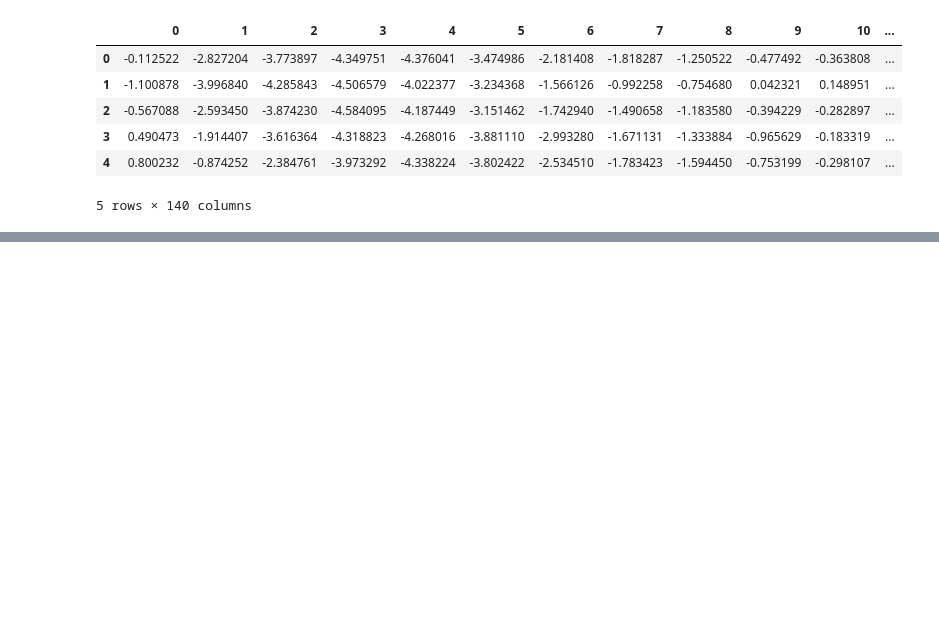
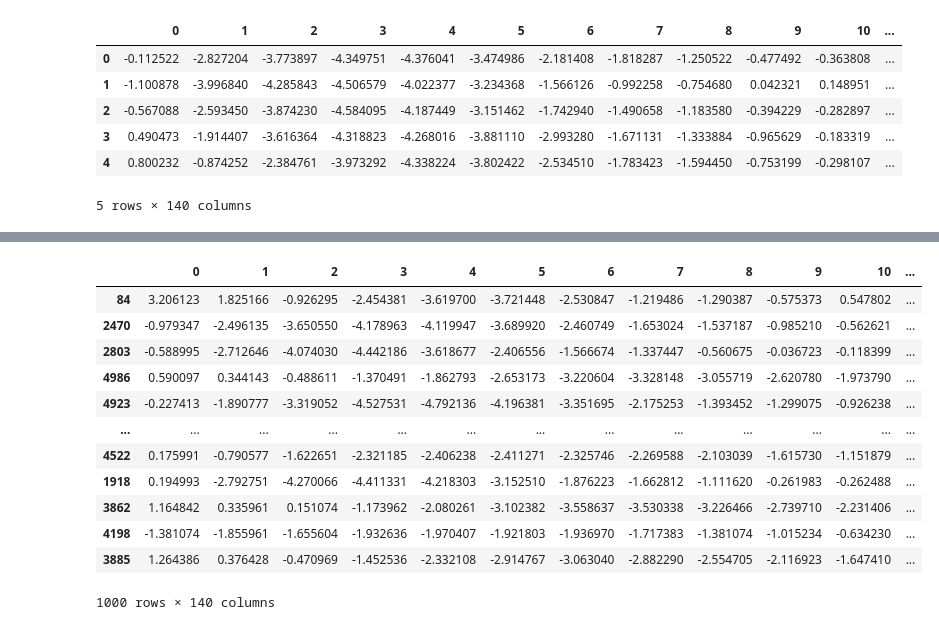
Before and after one commit to rgrupesh/ML-DL, a Jupyter notebook: ML/anomaly detection/anomaly_autoencoder.ipynb, the cells around one changed output, grey strips where cells are left out. Cells and saved outputs as stored; diff of their text form; code cells hidden in the pictures; blank space fills up the shorter version.

```diff
--- a/ML/anomaly detection/anomaly_autoencoder.ipynb
+++ b/ML/anomaly detection/anomaly_autoencoder.ipynb
@@ -39,0 +62,16 @@ features.head()
+# %%
+x_test
+# %% [output]
+|  | 0 | 1 | 2 | 3 | 4 | 5 | 6 | 7 | 8 | 9 | 10 | ... |
+| 84 | 3.206123 | 1.825166 | -0.926295 | -2.454381 | -3.619700 | -3.721448 | -2.530847 | -1.219486 | -1.290387 | -0.575373 | 0.547802 | ... |
+| 2470 | -0.979347 | -2.496135 | -3.650550 | -4.178963 | -4.119947 | -3.689920 | -2.460749 | -1.653024 | -1.537187 | -0.985210 | -0.562621 | ... |
+| 2803 | -0.588995 | -2.712646 | -4.074030 | -4.442186 | -3.618677 | -2.406556 | -1.566674 | -1.337447 | -0.560675 | -0.036723 | -0.118399 | ... |
+| 4986 | 0.590097 | 0.344143 | -0.488611 | -1.370491 | -1.862793 | -2.653173 | -3.220604 | -3.328148 | -3.055719 | -2.620780 | -1.973790 | ... |
+| 4923 | -0.227413 | -1.890777 | -3.319052 | -4.527531 | -4.792136 | -4.196381 | -3.351695 | -2.175253 | -1.393452 | -1.299075 | -0.926238 | ... |
+| ... | ... | ... | ... | ... | ... | ... | ... | ... | ... | ... | ... | ... |
+| 4522 | 0.175991 | -0.790577 | -1.622651 | -2.321185 | -2.406238 | -2.411271 | -2.325746 | -2.269588 | -2.103039 | -1.615730 | -1.151879 | ... |
+| 1918 | 0.194993 | -2.792751 | -4.270066 | -4.411331 | -4.218303 | -3.152510 | -1.876223 | -1.662812 | -1.111620 | -0.261983 | -0.262488 | ... |
+| 3862 | 1.164842 | 0.335961 | 0.151074 | -1.173962 | -2.080261 | -3.102382 | -3.558637 | -3.530338 | -3.226466 | -2.739710 | -2.231406 | ... |
+| 4198 | -1.381074 | -1.855961 | -1.655604 | -1.932636 | -1.970407 | -1.921803 | -1.936970 | -1.717383 | -1.381074 | -1.015234 | -0.634230 | ... |
+| 3885 | 1.264386 | 0.376428 | -0.470969 | -1.452536 | -2.332108 | -2.914767 | -3.063040 | -2.882290 | -2.554705 | -2.116923 | -1.647410 | ... |
+1000 rows × 140 columns
```
Also changed, not shown: parts of 15 cells of this notebook.
